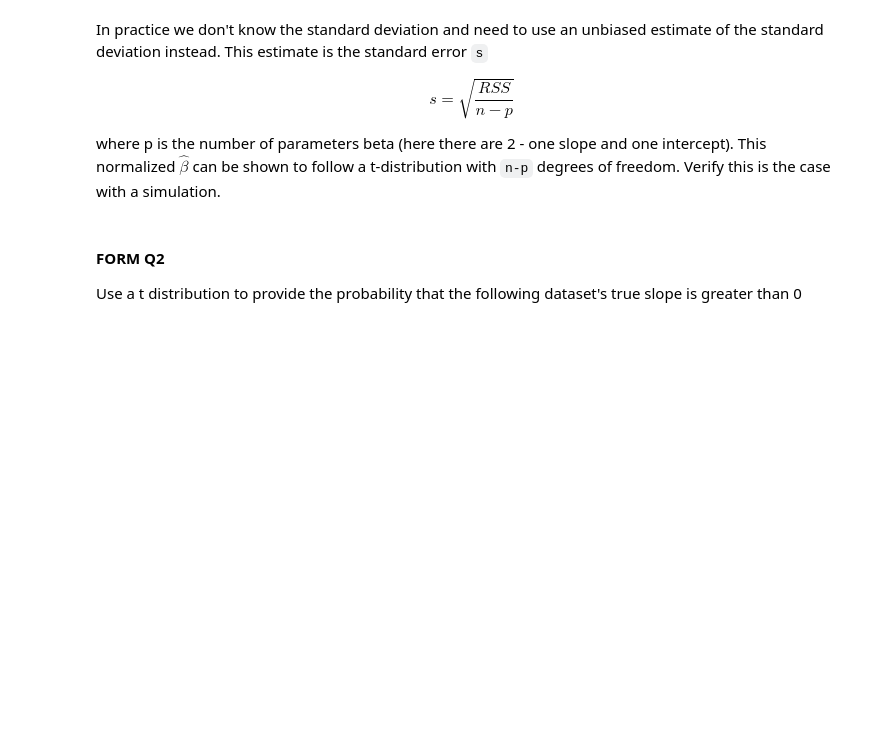
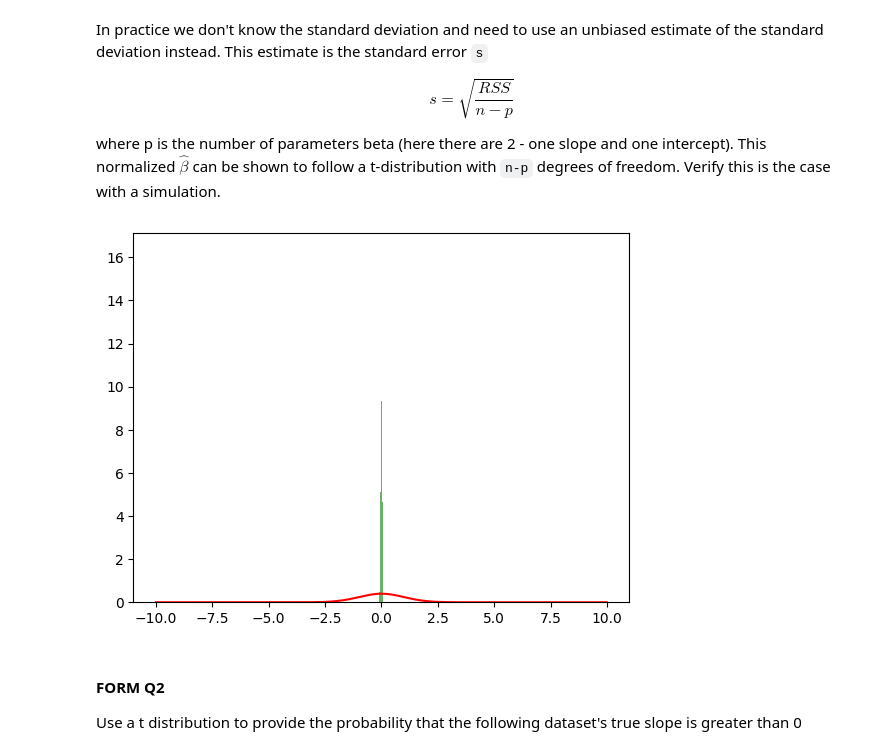
Before and after one commit to gallettilance/CS506-Fall2024, a Jupyter notebook: lecture_15/worksheet_15.ipynb, the cells around one changed output. Cells and saved outputs as stored; diff of their text form; code cells hidden in the pictures; blank space fills up the shorter version.

```diff
--- a/lecture_15/worksheet_15.ipynb
+++ b/lecture_15/worksheet_15.ipynb
@@ -203,21 +218,40 @@ In practice we don't know the standard deviation and need to use an unbiased est
 $$s = \sqrt{\frac{RSS}{n - p}}$$
 
 where p is the number of parameters beta (here there are 2 - one slope and one intercept). This normalized $\hat\beta$ can be shown to follow a t-distribution with `n-p` degrees of freedom. Verify this is the case with a simulation.
-# %%
-from scipy.stats import t
-
-def standard_error(ytrue, ypred):
-    ...
-
-beta_hist = []
-for _ in range(1000):
-    ...
-
-xs = np.linspace(-10,10,1000)
-fig, ax = plt.subplots()
-ax.hist(beta_hist, bins=100, density=True)
-ax.plot(xs, t.pdf(xs, SAMPLE_SIZE - 2), color='red')
-plt.show()
+# %%
+import numpy as np
+import matplotlib.pyplot as plt
+from scipy.stats import t
+
+def standard_error(ytrue, ypred, X):
+    residuals = ytrue - ypred
+    RSS = np.sum(residuals**2)
+    n, p = X.shape
+    return np.sqrt(RSS / (n - p))
+
+SAMPLE_SIZE = 100
+NUM_SIMULATIONS = 1000
+beta_hist = []
+
+for _ in range(NUM_SIMULATIONS):
+    x = -1.0 + 2.0 * np.random.random(SAMPLE_SIZE)
+    y = 0.0 * x + np.random.randn(SAMPLE_SIZE)
+
+    intercept = np.ones(np.shape(x)[0])
+    X = np.array([intercept, x]).T
+    beta_hat = np.linalg.inv(X.T @ X) @ X.T @ y
+    y_pred = X @ beta_hat
+    s = standard_error(y, y_pred, X)
+    t_value = beta_hat[1] / (s * np.sqrt((X.T @ X)[1][1]))
+    beta_hist.append(t_value)
+
+xs = np.linspace(-10, 10, 1000)
+fig, ax = plt.subplots()
+ax.hist(beta_hist, bins=100, density=True, alpha=0.6, color='g')
+ax.plot(xs, t.pdf(xs, SAMPLE_SIZE - 2), color='red')
+plt.show()
+# %% [output]
+[figure, added]
 # %% [markdown]
 #### FORM Q2
 
```
Also changed, not shown: parts of 7 cells of this notebook, 9 other files.
